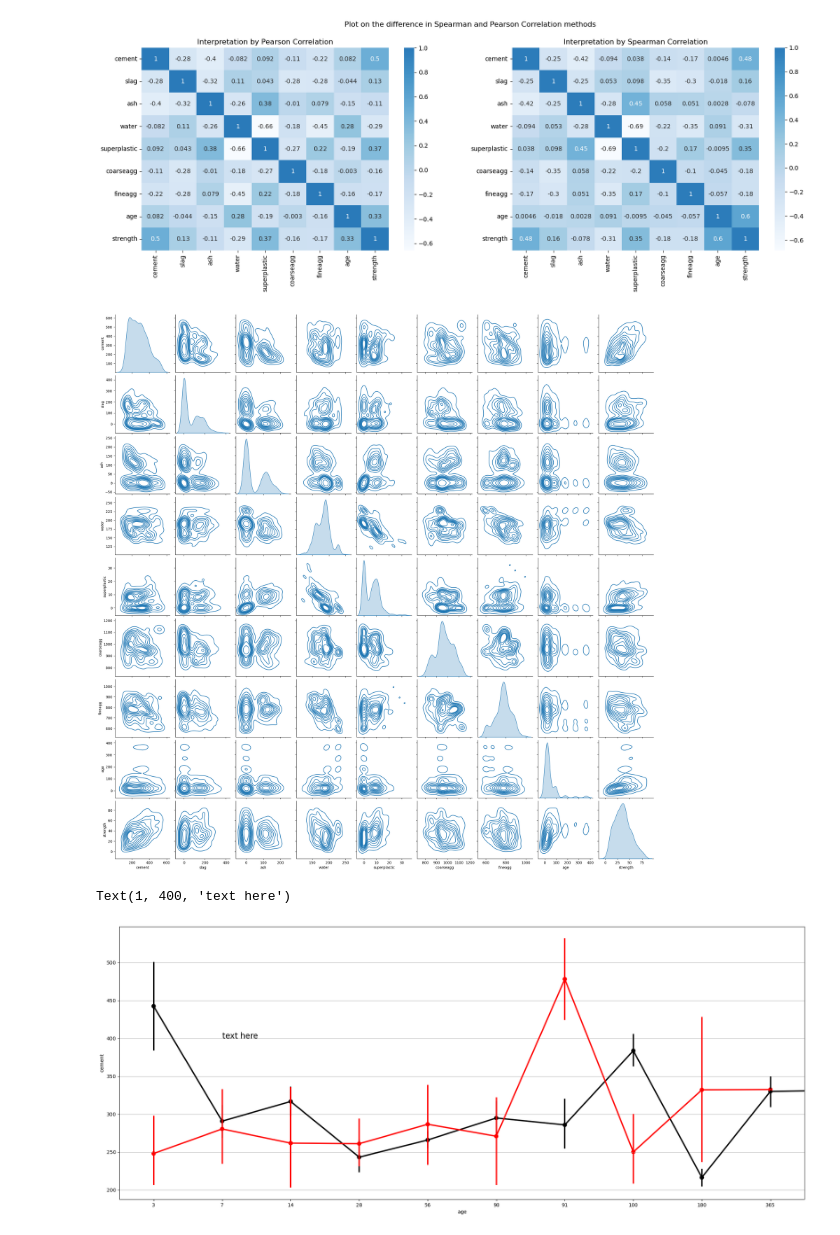
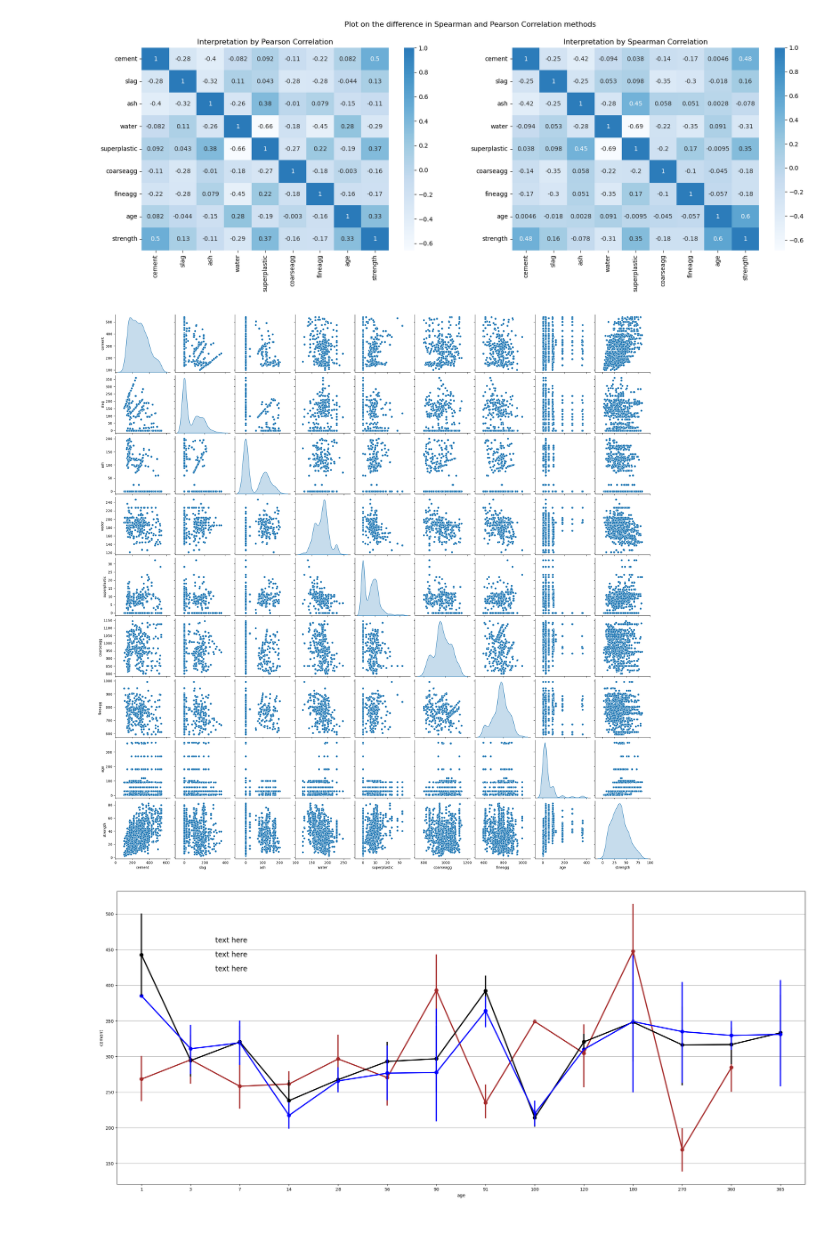
Before and after one commit to julius-m20/Concrete-Data, a Jupyter notebook: main.ipynb, the cells around one changed output. Saved outputs shown, nothing was run; the diff lists cells and outputs as text; code cells hidden in the pictures.

```diff
--- a/main.ipynb
+++ b/main.ipynb
@@ -118,19 +121,21 @@ plt.suptitle('Plot on the difference in Spearman and Pearson Correlation methods
 plt.show()
 # %% [output]
 [figure]
-# %%
-sns.pairplot(data=concrete_data, kind='kde', palette='stregth')
-plt.show()
-# %% [output]
-[figure, removed]
-# %%
-fig, ax1 = plt.subplots(figsize=(25, 10))
-plt.grid()
-
-sns.pointplot(data=concrete_data.iloc[100:, :200], x='age', y='cement', color='black', alpha=0.8)
-sns.pointplot(data=concrete_data[:100], x='age', y='cement', color='red', alpha=0.8)
-
-plt.text(1, 400, 'text here', fontsize=16)
-# %% [output]
-Text(1, 400, 'text here')
-[figure, removed]
+# %%
+sns.pairplot(data=concrete_data, diag_kind='kde')
+plt.show()
+# %% [output]
+[figure, added]
+# %%
+fig, ax1 = plt.subplots(figsize=(28, 12))
+plt.grid()
+sns.pointplot(data=concrete_data[:351], x='age', y='cement', color='brown', alpha=0.8, label='Data from 1-350')
+sns.pointplot(data=concrete_data.iloc[351:, :701], x='age', y='cement', color='black', alpha=0.8)
+sns.pointplot(data=concrete_data.iloc[701:], x='age', y='cement', color='blue', alpha=0.8)
+plt.text(1.5, 460, 'text here', fontsize=16)
+plt.text(1.5, 440, 'text here', fontsize=16)
+plt.text(1.5, 420, 'text here', fontsize=16)
+
+plt.show()
+# %% [output]
+[figure, added]
```
Also changed, not shown: parts of 8 cells of this notebook.
